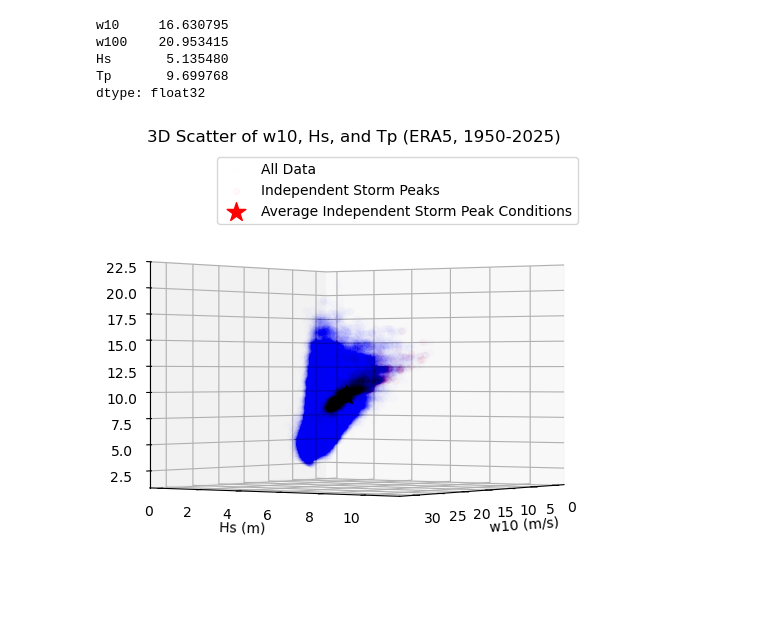
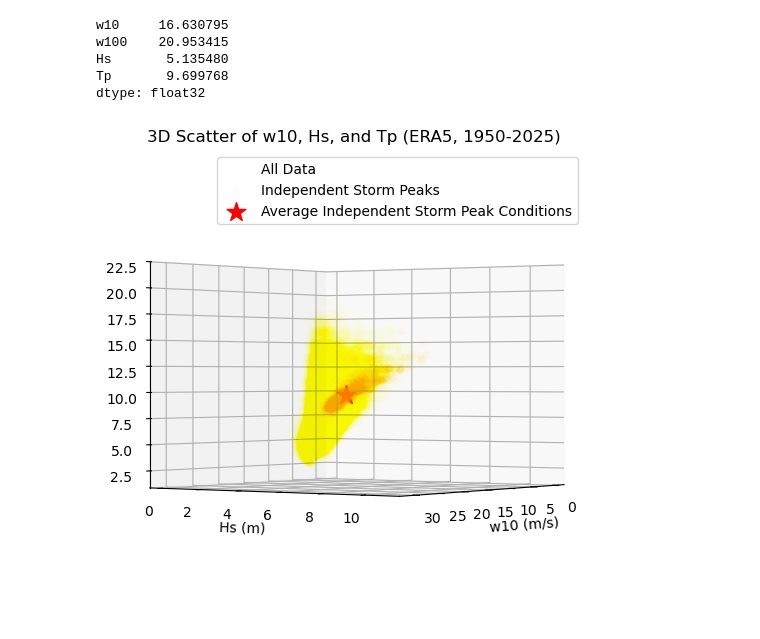
Before and after one commit to ChantelleAA/openfast, a Jupyter notebook: explore_era5.ipynb, the cells around one changed output. Cells and saved outputs as stored; diff of their text form; code cells hidden in the pictures.

Commit message:
add plots

```diff
--- a/explore_era5.ipynb
+++ b/explore_era5.ipynb
@@ -441,25 +448,25 @@ dtype: float32
 # %%
 # blue dots all data, red dots independent storm peaks, red star average independent storm peak conditions
 
 fig = plt.figure(figsize=(10, 6))
 ax = fig.add_subplot(111, projection='3d')
 # orientation
 azim = 35
 elev = 0
 ax.view_init(elev=elev, azim=azim,)
 
-ax.scatter(df["w10"], df["Hs"], df["Tp"], color="blue", marker='o', alpha=0.005, label="All Data")
+ax.scatter(df["w10"], df["Hs"], df["Tp"], color="yellow", marker='o', alpha=0.0025, label="All Data")
 
-ax.scatter(independent_storms["w10"], independent_storms["Hs"], independent_storms["Tp"], color="red", marker='o', alpha=0.025, label="Independent Storm Peaks")
+ax.scatter(independent_storms["w10"], independent_storms["Hs"], independent_storms["Tp"], color="orange", marker='o', alpha=0.025, label="Independent Storm Peaks")
 
 ax.scatter(independent_storms["w10"].mean(), independent_storms["Hs"].mean(), independent_storms["Tp"].mean(),
            color="red", marker='*', s=200, label="Average Independent Storm Peak Conditions")
 
 ax.set_xlabel("w10 (m/s)")
 ax.set_ylabel("Hs (m)")
 ax.set_zlabel("Tp (s)")
 ax.set_title("3D Scatter of w10, Hs, and Tp (ERA5, 1950-2025)")
 ax.legend()
 plt.show()
 # %% [output]
-[figure, old version]
+[figure, new version]
```
Also changed, not shown: parts of 24 cells of this notebook, 5 other files.
